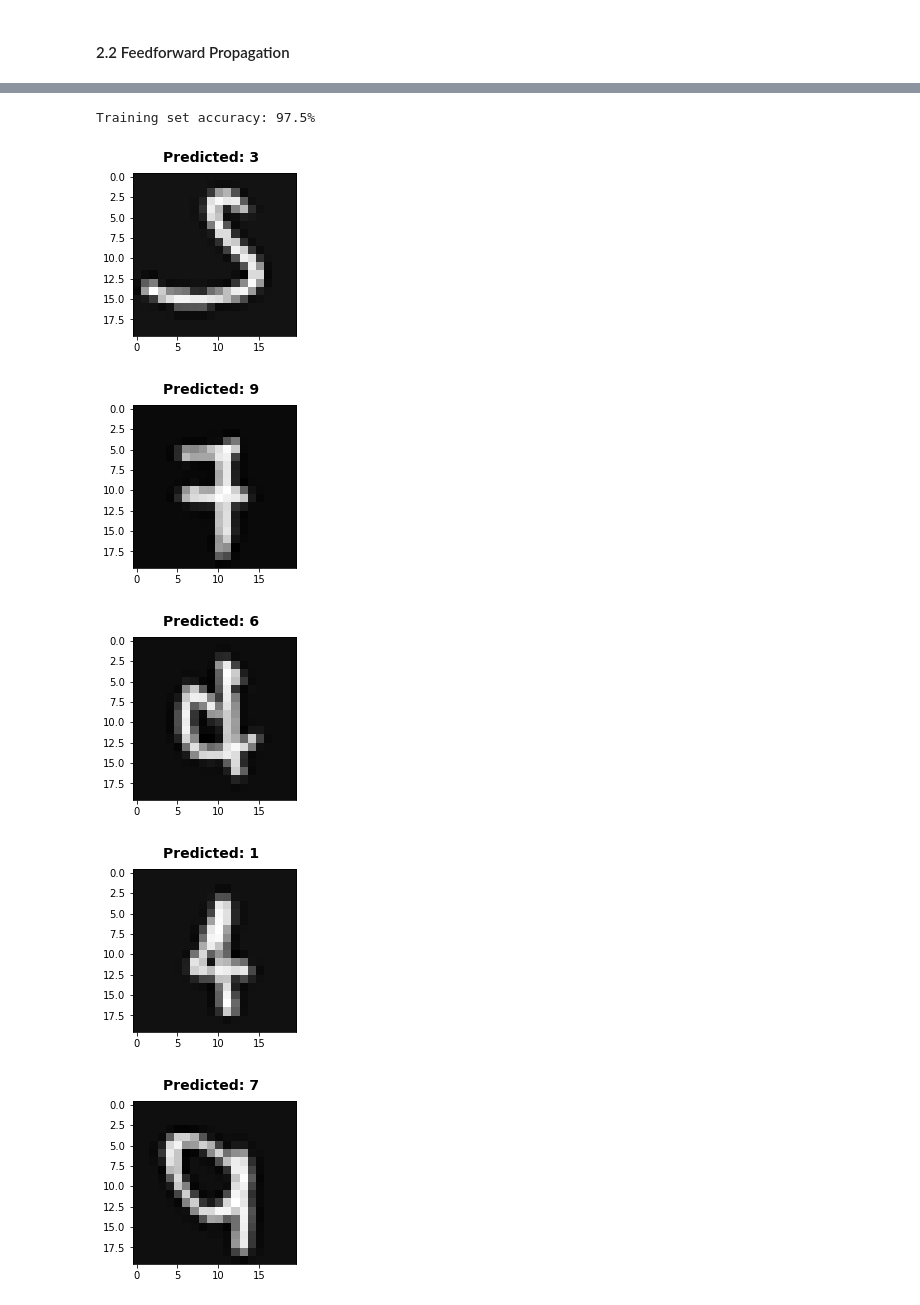
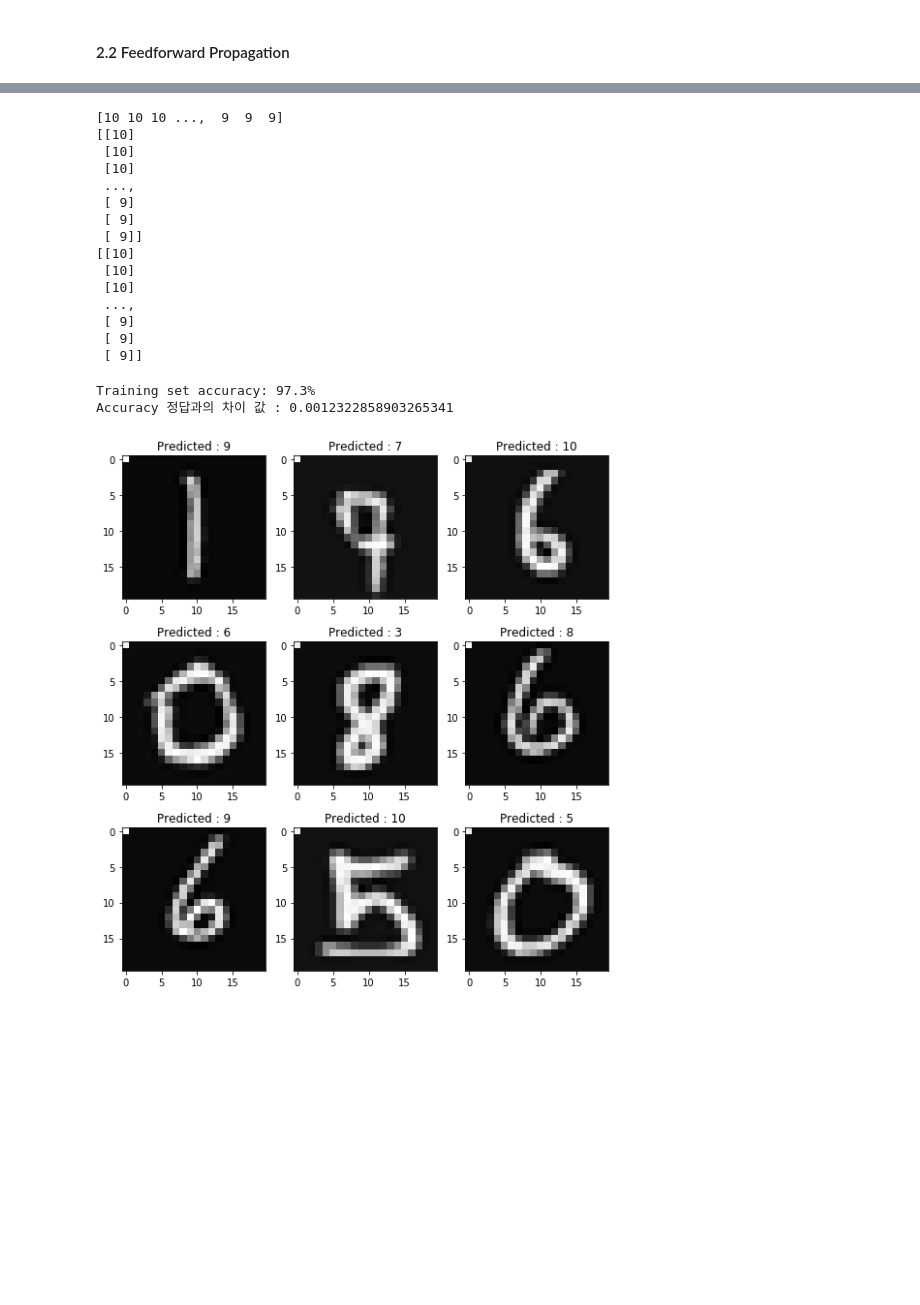
Before and after one commit to kymkh0902/studyroom, a Jupyter notebook: Lecture/Machine learning/Code/ex3/ex3.ipynb, the cells around one changed output, grey strips where cells are left out. Drawn from its saved outputs; the diff is of its cells as text; code cells hidden in the pictures; blank space fills up the shorter version.

```diff
--- a/Lecture/Machine learning/Code/ex3/ex3.ipynb
+++ b/Lecture/Machine learning/Code/ex3/ex3.ipynb
@@ -36,3 +39,4 @@ X, y = mat['X'], mat['y']
 # %%
 # X에 2번째 열에 1을 insert 해주자.
-X =
+X = np.insert(X, 1, 1, axis=1)
+print (X.shape)
@@ -108,9 +115,17 @@ def forwardpropagate(X,thetas):
     #  -> bias는 강의 자료에 나오듯 1을 더해주면 된다. (np.insert)
     # 3. 마지막 layer에서는 bias가 더해지지 않고 sigmoid 함수가 쓰여서 값을 0 - 1 사이로 만들어준다.
     ##############################################################################
-    features =
+    features = X
     ### 코드 시작 ###
-
+    ######### 코드의 정확한 설명 필요 #########
+    for i in range(len(thetas)):
+        theta = thetas[i]
+        z = np.dot(features, theta.T)
+        a = sigmoid(z)
+        if i == len(thetas) - 1:
+            return a
+        a = np.insert(a, 0, 1, axis=1)
+        features = a
     ### 코드 끝 ###
 
 
@@ -126,5 +141,9 @@ def predictNN(X,thetas):
     ##############################################################################
 
     ### 코드 시작 ###
-
+    output = forwardpropagate(X, thetas)
+    ######### 왜 1을 더해야 하는지??? #########
+    ######### 1을 더한 것을 찾은 건 밑에 혼자 값을 찾아보니 더해야 할 것 같았음 #########
+    pred = np.argmax(output, axis = 1) + 1
+    return pred
     ### 코드 끝 ###
@@ -131,50 +168,72 @@ def predictNN(X,thetas):
+# %%
+######### 혼자 확인하기 위해 쓴 값 #########
+thetas = [theta1, theta2]
+pred = predictNN(X, thetas)
+print(pred)
+pred = np.reshape(predictNN(X, thetas), [y.shape[0], 1])
+print(pred)
+print(y)
+# %% [output]
+[10 10 10 ...,  9  9  9]
+[[10]
+ [10]
+ [10]
+ ...,
+ [ 9]
+ [ 9]
+ [ 9]]
+[[10]
+ [10]
+ [10]
+ ...,
+ [ 9]
+ [ 9]
+ [ 9]]
 # %%
 # theta를 list에 넣자.
 thetas = [theta1, theta2]
 # 위에서 정의한 predictNN으로 예측해보자. y랑 비교할 건데, shape이 맞는지 확인하자.!
 # 나머지 correct, accuracy 항들은 y랑 값 비교해서 구하면 된다. (어렵지 않음.)
-pred =
-correct =
-accuracy =
+pred = np.reshape(predictNN(X, thetas), [y.shape[0], 1])
+######### correct와 accuracy 의 정확한 차이 설명 필요 #########
+correct = (pred == y)
+accuracy = np.mean(correct)
 print("Training set accuracy: %0.1f%%"%(100*accuracy))
 print("Accuracy 정답과의 차이 값 : {}".format(rel_error(accuracy, 0.975)))
 # %% [output]
-Training set accuracy: 97.5%
+Training set accuracy: 97.3%
+Accuracy 정답과의 차이 값 : 0.0012322858903265341
 # %%
 # 자, 이제 좋은 모델을 구한건 아니지만 weight가 학습이 되면 좋은 모델 역할을 할 수 있다는 사실을 알았다.
 # 좋은 weight를 구하는 방법은 다음 시간에 보도록 하고
 # 모델로 구한 결과가 제 구실을 하는지 몇 개 sample을 뽑아서 보도록 하자.
 # 대부분 맞으니 틀린거만 보도록 하겠다.
 
 # 틀린 결과만 다 모은 뒤에 9개만 뽑아서 보여보자.
 # 아래 이전 수업 때 배운 함수 써보는 겸에서 해보자. np.where로 틀린 결과만 가져오면 된다.
 ### 코드 시작 ###
 
-incorrect_examples_indices =
+incorrect_examples_indices = np.where(correct == False)[0]
 
 ### 코드 끝 ###
 
 # 랜덤으로 그래프 그릴 데이터의 index를 5000개 중에 9개를 뽑는다.
 np.random.seed(20)
 random_indices = np.random.choice(incorrect_examples_indices, 9)
 # 뽑은 index를 사용해서 9개의 값만 따로 저장해준다.
 X_incorrect_sample, y_incorrect_sample = X[random_indices], pred[random_indices]
 # 3행, 3열로 그래프를 그릴 예정이다.
 rows, cols = 3, 3
 # figure를 만들어준다.
 plt.figure(figsize=(9, 10))
 for row in range(rows):
     for col in range(cols):
         order = row * cols + col
         # 그래프의 행, 열에 해당하는 정보가 들어가면서 생성된다.
         plt.subplot(rows, cols, order + 1)
         # array를 받아서 이미지로 나타내주는 그래프이다. colormap은 gray로 해주어야 흑백이 나온다.
         plt.imshow(X_sample[order][1:].reshape([20, 20]).transpose(), cmap='gray')
         # 그래프에 맞는 y값을 매칭시켜준다.
         plt.title("Predicted : {}".format(y_incorrect_sample[order][0]))
 # %% [output]
-[figure, old version]
+[figure, new version]
-[figure, removed]
-[figure, removed]
-[figure, removed]
-[figure, removed]
```
Also changed, not shown: parts of 5 cells of this notebook, 7 other files.
